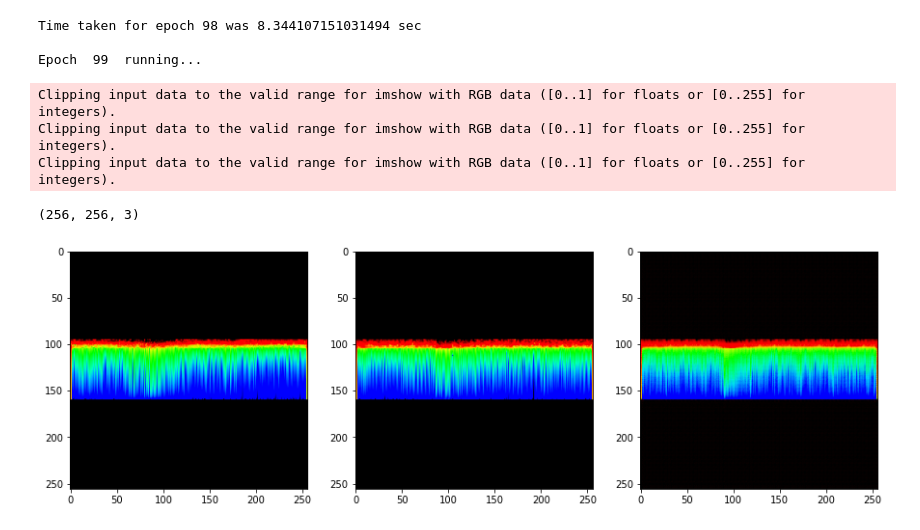
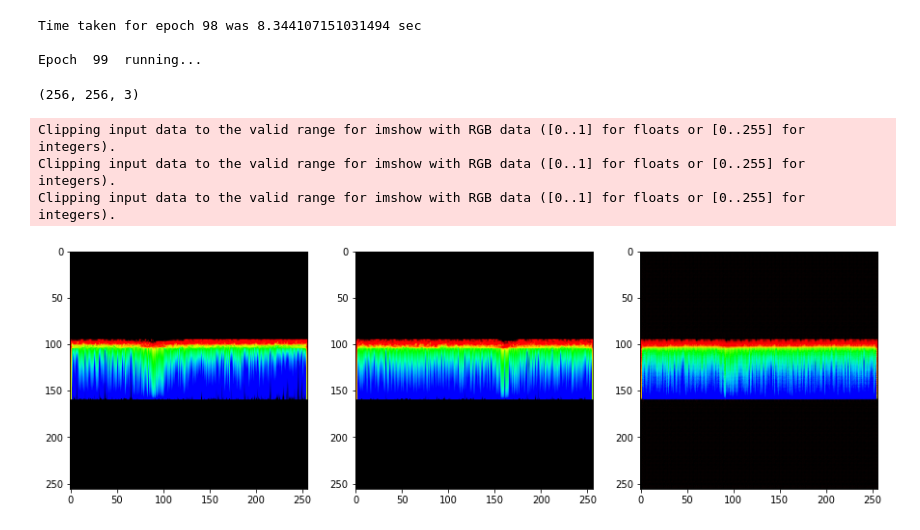
Before and after one commit to astroChance/RadNET, a Jupyter notebook: DCGAN_Model_working.ipynb, the cells around one changed output. Saved outputs shown, nothing was run; the diff lists cells and outputs as text; code cells hidden in the pictures.

```diff
--- a/DCGAN_Model_working.ipynb
+++ b/DCGAN_Model_working.ipynb
@@ -881,27 +889,27 @@ for inp, tar in test_dataset.take(5):
 # %%
 #Test an output
 
-idx=50
+idx=100
 
 im3d = ThreeDImages[idx]
 im3d = load_image_train(im3d)
 testing = np.expand_dims(im3d, axis=0)
 model_test = generator.predict(testing)
 model_test = np.squeeze(model_test)
 print(model_test.shape)
 
 im2d = TwoDImages[idx]
 im2d = load_image_train(im2d)
 
 
 fig, ax = plt.subplots(1,3, figsize=(15,5))
 ax[0].imshow(im3d)
 ax[1].imshow(im2d)
 ax[2].imshow(model_test)
 plt.show()
 # %% [output]
-Clipping input data to the valid range for imshow with RGB data ([0..1] for floats or [0..255] for integers).
-Clipping input data to the valid range for imshow with RGB data ([0..1] for floats or [0..255] for integers).
-Clipping input data to the valid range for imshow with RGB data ([0..1] for floats or [0..255] for integers).
+(256, 256, 3)
-(256, 256, 3)
+Clipping input data to the valid range for imshow with RGB data ([0..1] for floats or [0..255] for integers).
+Clipping input data to the valid range for imshow with RGB data ([0..1] for floats or [0..255] for integers).
+Clipping input data to the valid range for imshow with RGB data ([0..1] for floats or [0..255] for integers).
-[figure, old version]
+[figure, new version]
```
Also changed, not shown: parts of 3 cells of this notebook.
